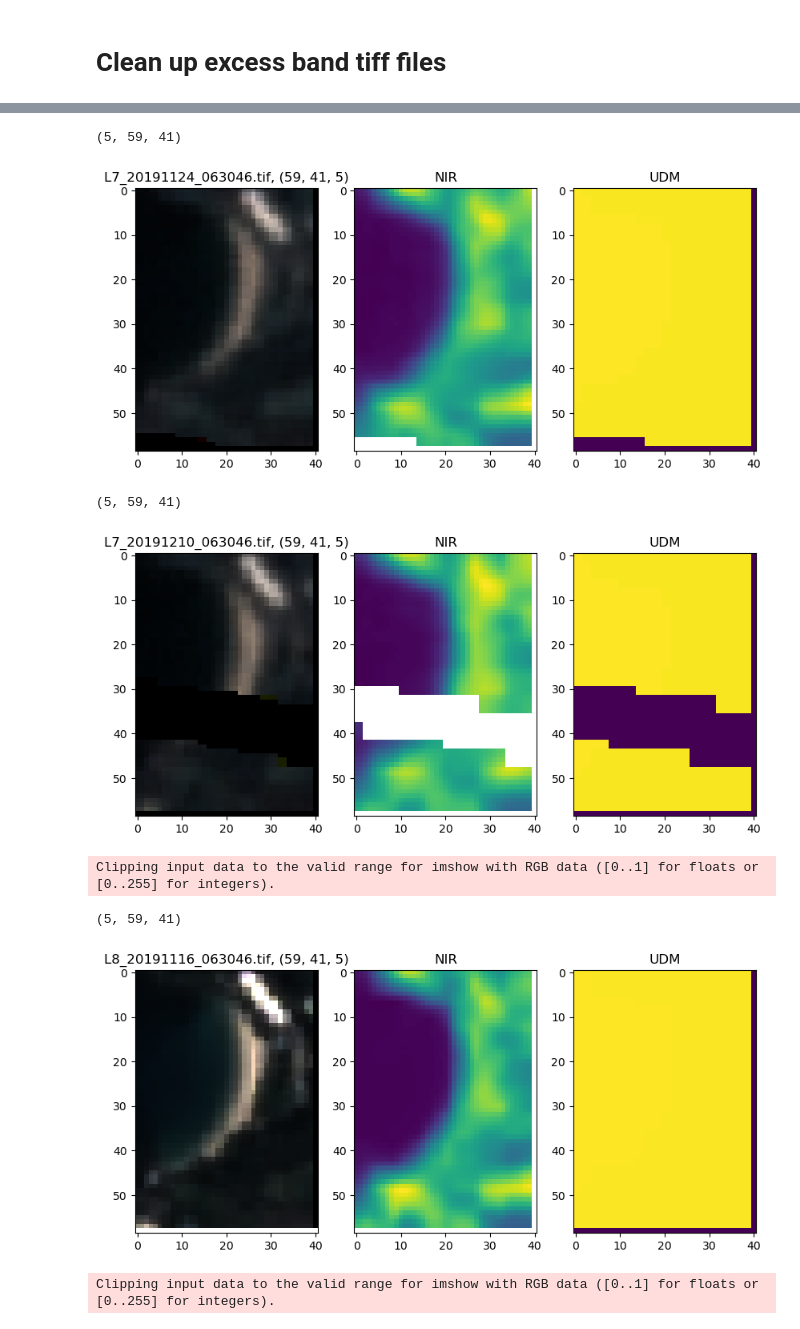
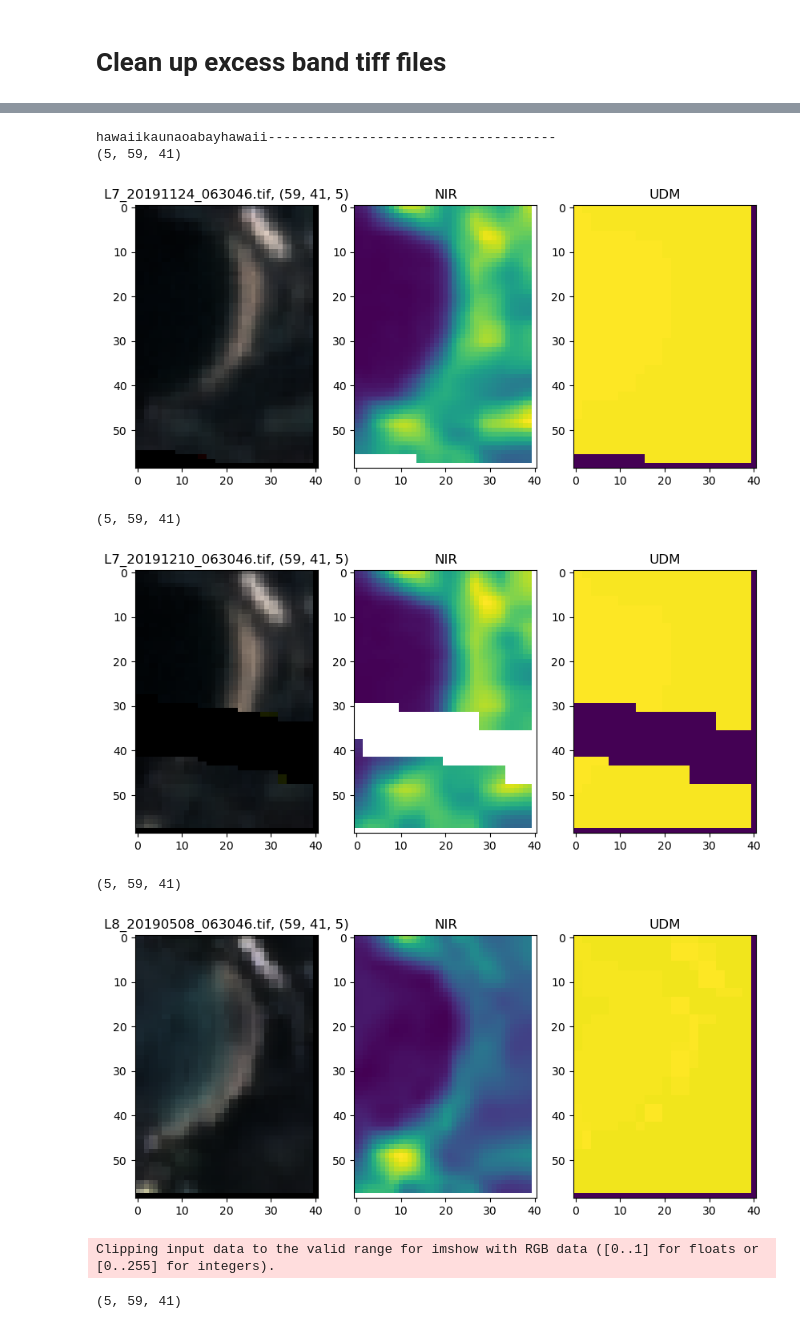
Before and after one commit to Coastal-Research-Collaborative/geedownload, a Jupyter notebook: download_imagery.ipynb, the cells around one changed output, grey strips where cells are left out. Drawn from its saved outputs; the diff is of its cells as text; code cells hidden in the pictures.

Commit message:
dowloading using polygons works

```diff
--- a/download_imagery.ipynb
+++ b/download_imagery.ipynb
@@ -6,6 +6,6 @@ importlib.reload(geeutils)
 from geeutils import tiffutils
 importlib.reload(tiffutils)
 
-sitenames = ['australianarrabeen', 'hawaiikoholalagoonoahu', 'hawaiinanakulistreamoahu', 'hawaiikeawaikimakahaoahu', 'hawaiisharkscoveoahu', 'hawaiikaunaoabayhawaii']
+data_dir = os.path.join('data')
 # %% [markdown]
 # Retrieve imagery from GEE
@@ -12,3 +13,8 @@ sitenames = ['australianarrabeen', 'hawaiikoholalagoonoahu', 'hawaiinanakulistre
+# %%
+start_date = '2019-05-01'
+end_date = '2019-05-12'
+
+sitenames = ['hawaiikaunaoabayhawaii', 'hawaiikeawaikimakahaoahu', 'hawaiikoholalagoonoahu', 'hawaiinanakulistreamoahu', 'hawaiisharkscoveoahu', 'hawaiiternisland']
 # %%
 for sitename in sitenames:
 
@@ -16,7 +22,7 @@ for sitename in sitenames:
                             start_date = start_date,
                             end_date = end_date,
                             data_dir  = data_dir, # this will be autogenerated with sitename
-                            polygon = coords#,
+                            polygon = None#, # load this from the polygon file for the site
                           #   satnames = ['S2']#['L8', 'L7']
   )
 # %% [output]
@@ -47,0 +48,4 @@ S2-------------------------
+# %%
+for sitename in sitenames:
+
+    tiffutils.clean_up_gee_downloads(os.path.join(data_dir, 'sat_images', sitename))
@@ -48,21 +70,22 @@ S2-------------------------
 # %%
 # this goes through and plots each tiff image
 from glob import glob
-sitenames = ['hawaiikaunaoabayhawaii', 'australianarrabeen', 'hawaiisharkscoveoahu', 'hawaiikoholalagoonoahu', 'hawaiinanakulistreamoahu', 'hawaiikeawaikimakahaoahu']
 for sitename in sitenames:
+    print(f'{sitename}-------------------------------------')
     tiff_fns = glob(os.path.join('data', 'sat_images', sitename, '*', '*.tif'))
     for tiff_fn in tiff_fns:
         plot_scale = 1
         if 'S2' in tiff_fn:
             plot_scale = 10_000
         # else: continue
         tiffutils.load_tiff_image(tiff_fn, plot=True, plot_scale=plot_scale)
 # %% [output]
+hawaiikaunaoabayhawaii-------------------------------------
 (5, 59, 41)
 [figure]
 (5, 59, 41)
 [figure]
-Clipping input data to the valid range for imshow with RGB data ([0..1] for floats or [0..255] for integers).
+(5, 59, 41)
+[figure, new version]
-(5, 59, 41)
+Clipping input data to the valid range for imshow with RGB data ([0..1] for floats or [0..255] for integers).
-[figure, old version]
-Clipping input data to the valid range for imshow with RGB data ([0..1] for floats or [0..255] for integers).
+(5, 59, 41)
```
Also changed, not shown: parts of 5 cells of this notebook, 1 other file.
